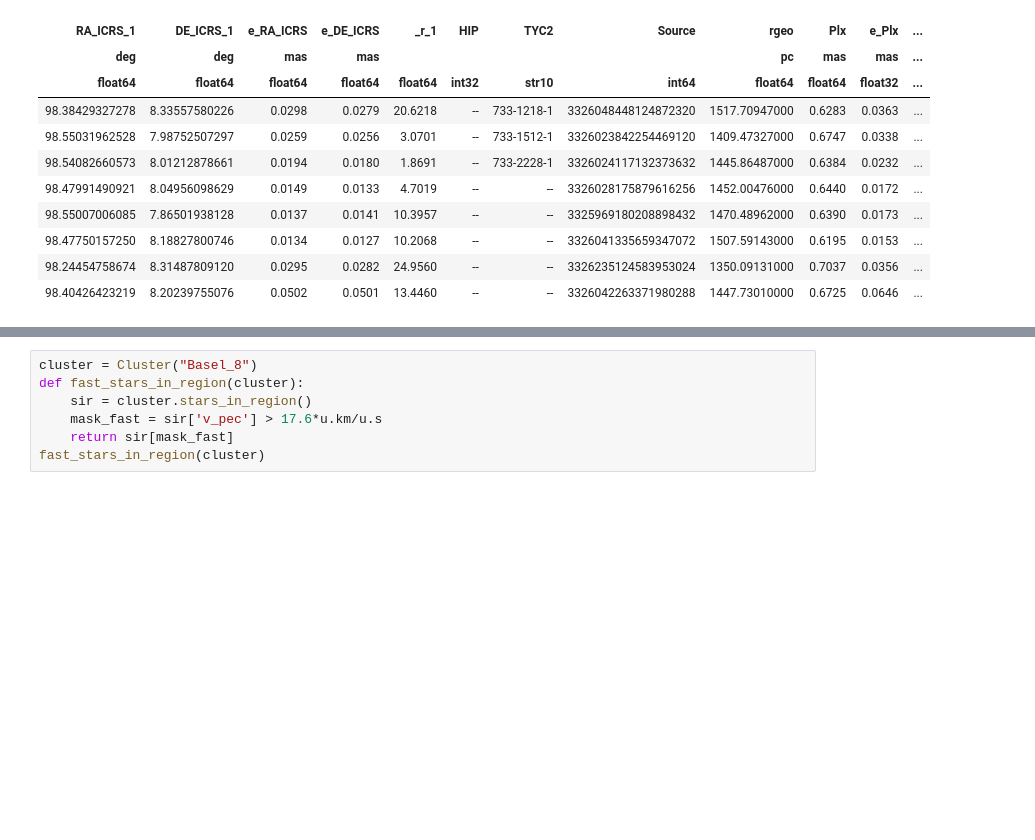
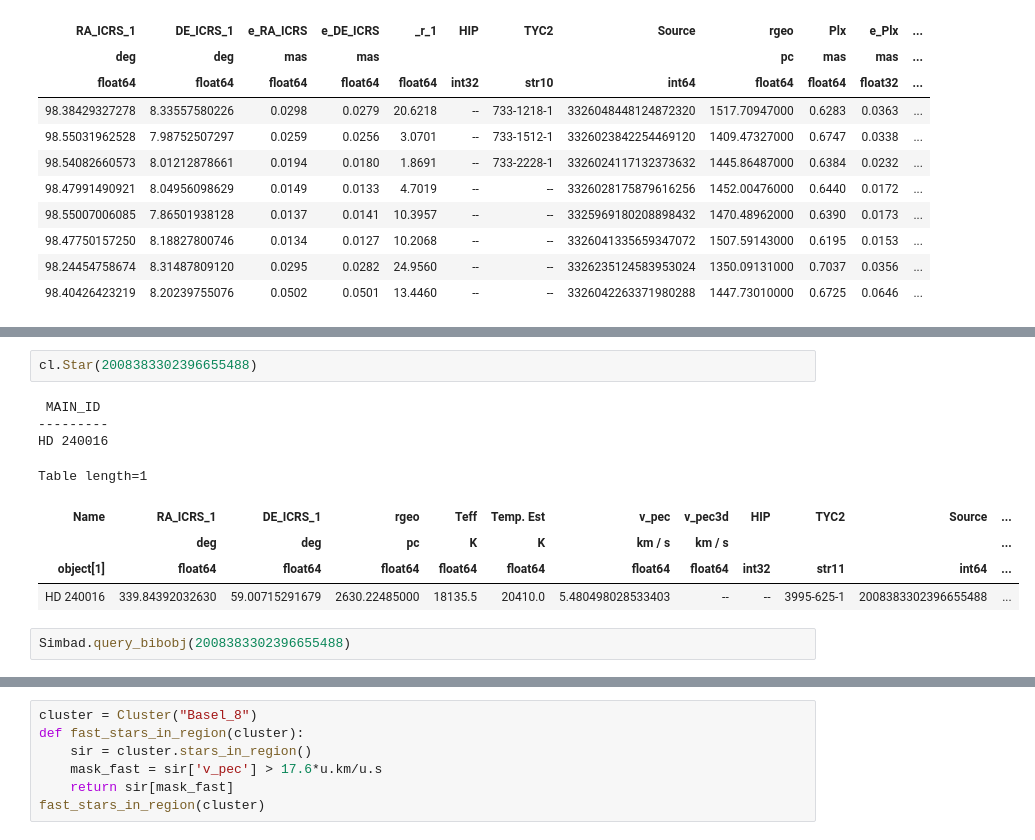
Before and after one commit to surodeep26/Runaway-Stars, a Jupyter notebook: v16.ipynb, the cells around one changed output, grey strips where cells are left out. Cells and saved outputs as stored; diff of their text form; blank space fills up the shorter version.

```diff
--- a/v16.ipynb
+++ b/v16.ipynb
@@ -421,0 +416,13 @@ getting from /home/surodeep/suro_aiu/traceback/cluster_runaway/
+# %%
+cl.Star(2008383302396655488)
+# %% [output]
+ MAIN_ID
+---------
+HD 240016
+Table length=1
+| Name | RA_ICRS_1 | DE_ICRS_1 | rgeo | Teff | Temp. Est | v_pec | v_pec3d | HIP | TYC2 | Source | ... |
+|  | deg | deg | pc | K | K | km / s | km / s |  |  |  | ... |
+| object[1] | float64 | float64 | float64 | float64 | float64 | float64 | float64 | int32 | str11 | int64 | ... |
+| HD 240016 | 339.84392032630 | 59.00715291679 | 2630.22485000 | 18135.5 | 20410.0 | 5.480498028533403 | -- | -- | 3995-625-1 | 2008383302396655488 | ... |
+# %%
+Simbad.query_bibobj(2008383302396655488)
```
Also changed, not shown: parts of 4 cells of this notebook, 11 other files.
